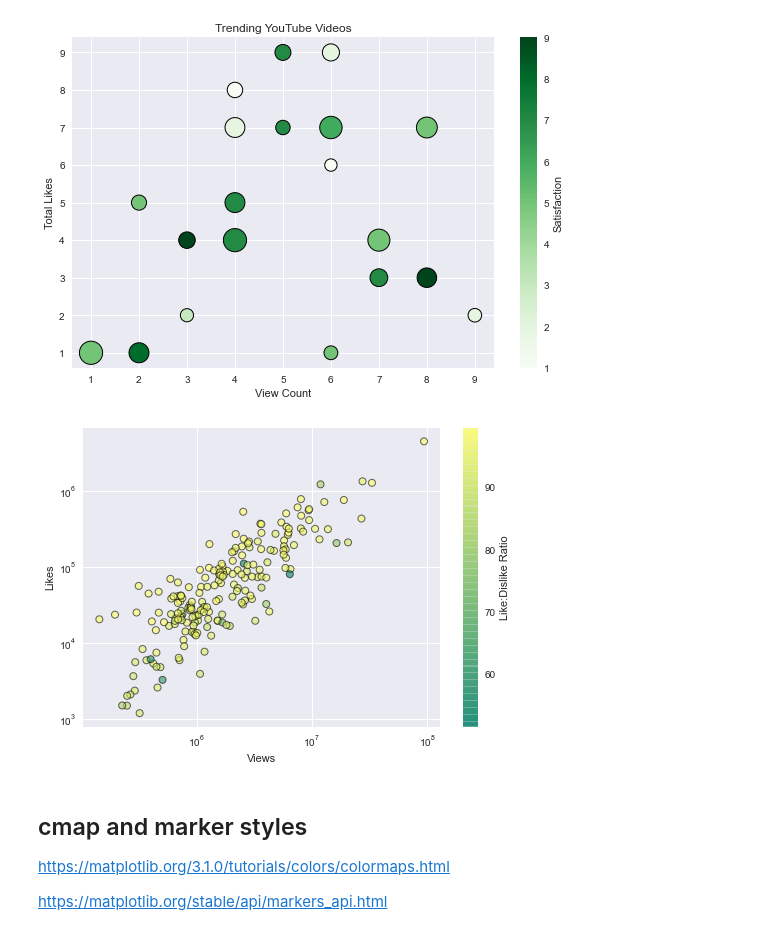
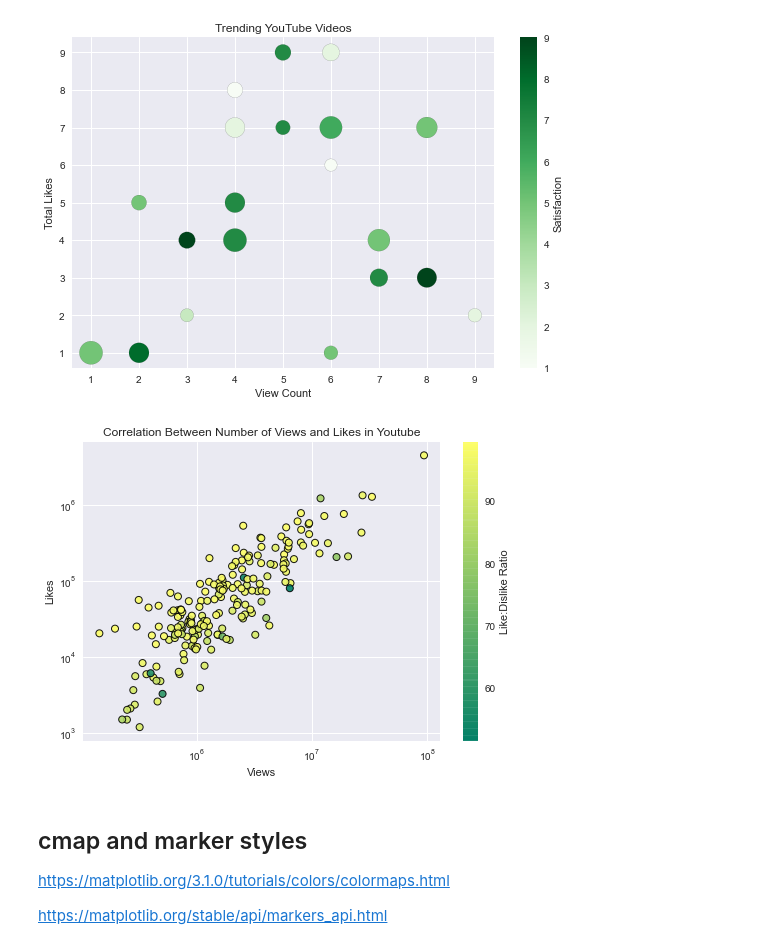
Before and after one commit to mezanur/matplotlib_notes, a Jupyter notebook: 7_Scatter_Plot.ipynb, the cells around one changed output. Cells and saved outputs as stored; diff of their text form; code cells hidden in the pictures.

```diff
--- a/7_Scatter_Plot.ipynb
+++ b/7_Scatter_Plot.ipynb
@@ -12,29 +13,30 @@ plt.title('Trending YouTube Videos')
 plt.xlabel('View Count')
 plt.ylabel('Total Likes')
 colors = [7, 5, 9, 7, 5, 7, 2, 5, 3, 7, 1, 2, 8, 1, 9, 2, 5, 6, 7, 5]
-plt.scatter(x, y, s=sizes, c=colors, cmap='Greens' , edgecolors='k', linewidths=1, alpha=1)
+plt.scatter(x, y, s=sizes, c=colors, cmap='Greens' , edgecolors='k', linewidths=.1, alpha=1)
 cbar = plt.colorbar()
 cbar.set_label('Satisfaction')
 plt.tight_layout()
 plt.show()
 # %% [output]
-[figure, old version]
+[figure, new version]
 # %%
 yt_data = pd.read_csv('data/yt_data.csv')
 view = yt_data['view_count']
 likes = yt_data['likes']
 ratios = yt_data['ratio']
 # %%
-plt.scatter(view, likes, edgecolors='k', linewidths=1, alpha=.60, c=ratios, cmap='summer')
+plt.scatter(view, likes, edgecolors='k', linewidths=1, alpha=.90, c=ratios, cmap='summer')
 cbar = plt.colorbar()
 cbar.set_label('Like:Dislike Ratio')
 plt.xscale('log')
 plt.yscale('log')
+plt.title('Correlation Between Number of Views and Likes in Youtube')
 plt.xlabel('Views')
 plt.ylabel('Likes')
 plt.show()
 # %% [output]
-[figure, old version]
+[figure, new version]
 # %% [markdown]
 ## cmap and marker styles
 https://matplotlib.org/3.1.0/tutorials/colors/colormaps.html
```
Also changed, not shown: parts of 1 cell of this notebook, 5 other files.
